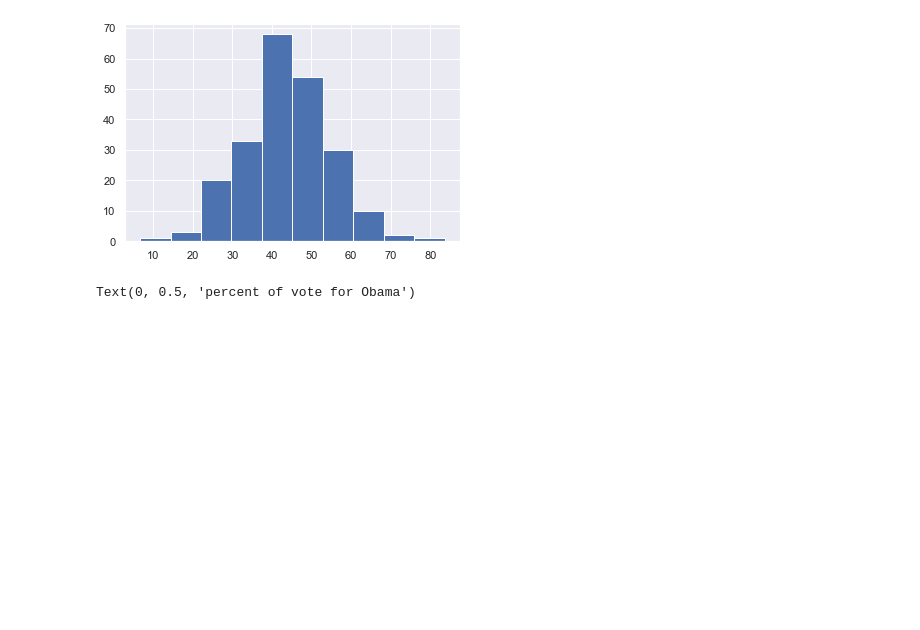
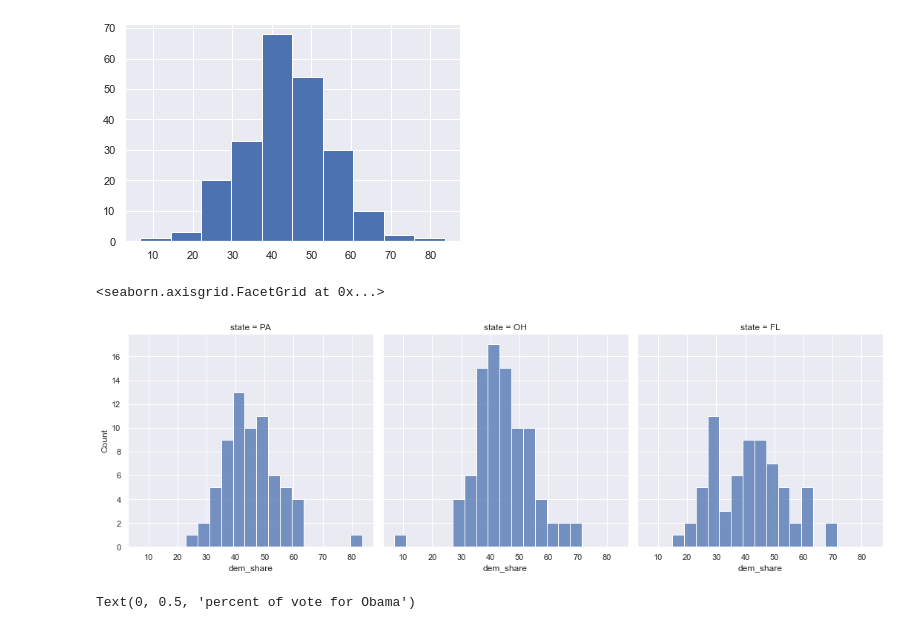
Before and after one commit to kipmadden/Statistical-Thinking, a Jupyter notebook: Election Data 2008.ipynb, the cells around one changed output. Drawn from its saved outputs; the diff is of its cells as text; code cells hidden in the pictures; blank space fills up the shorter version.

```diff
--- a/Election Data 2008.ipynb
+++ b/Election Data 2008.ipynb
@@ -27,6 +27,11 @@ df_swing.dem_share.hist()
 # %% [output]
 <AxesSubplot:>
 [figure]
+# %%
+sns.displot(x='dem_share', col='state',data=df_swing)
+# %% [output]
+<seaborn.axisgrid.FacetGrid at 0x...>
+[figure, added]
 # %%
 # To avoid "binning bias" we can plot the same data using a bee swarm plot
 
```
Also changed, not shown: parts of 7 cells of this notebook.
